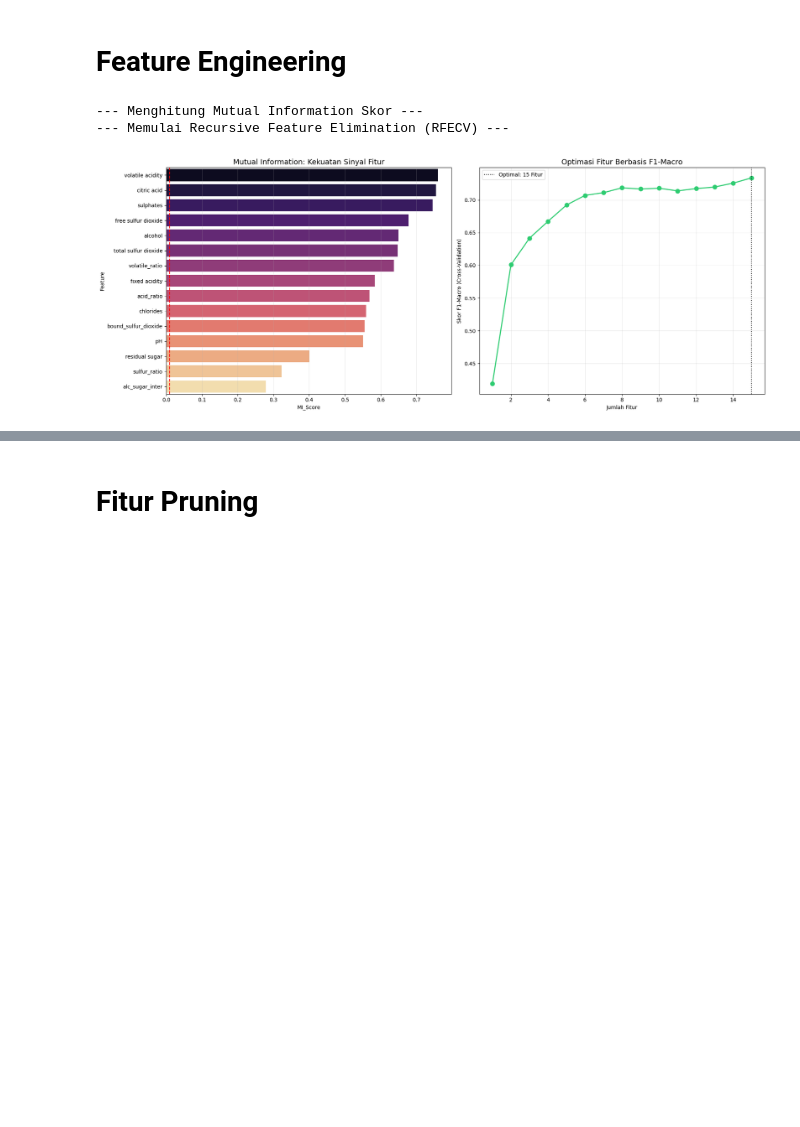
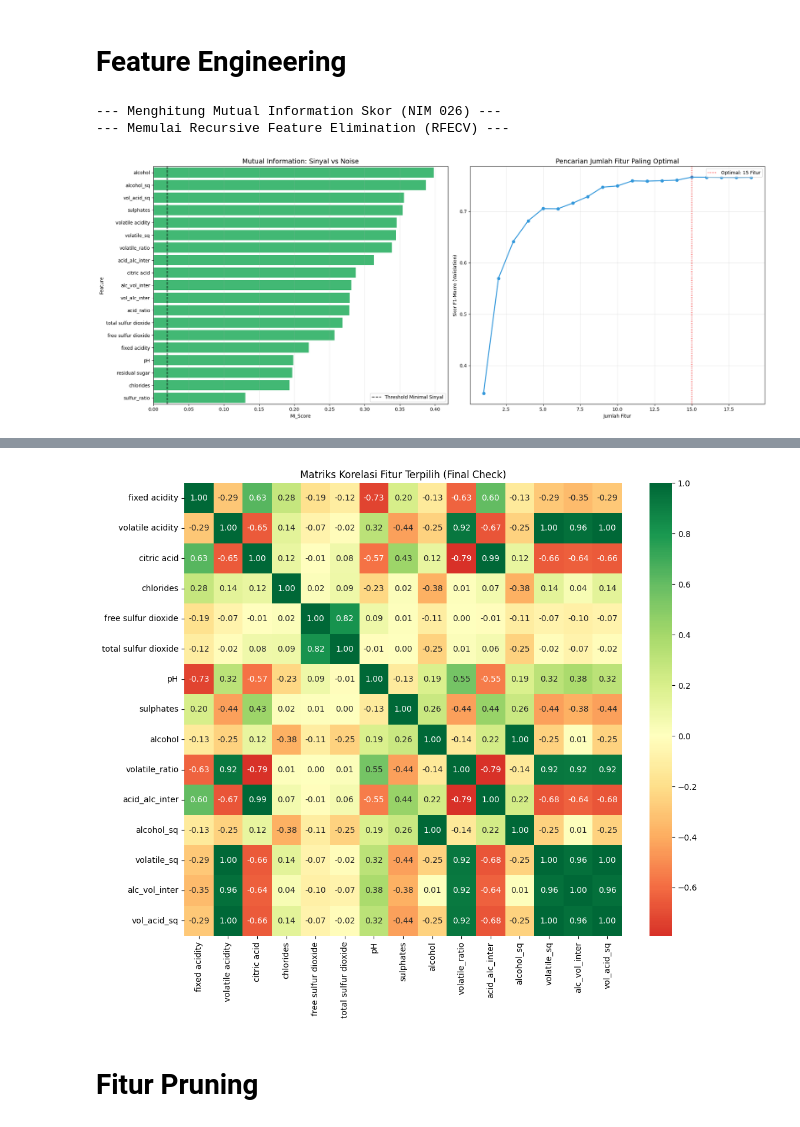
Before and after one commit to PashaAkrilian/Wine-Quality-Prediction, a Jupyter notebook: uts-data-mining.ipynb, the cells around one changed output, grey strips where cells are left out. Saved outputs shown, nothing was run; the diff lists cells and outputs as text; code cells hidden in the pictures; blank space fills up the shorter version.

```diff
--- a/uts-data-mining.ipynb
+++ b/uts-data-mining.ipynb
@@ -217,7 +235,7 @@ Contoh Soft Labels (Ordinal Nuance):
 # Feature Engineering
 # %%
 # =================================================================
-# Tahap 3: Feature Engineering & Fitur Pruning (Ditingkatkan)
+# Tahap 3: Feature Engineering & Fitur Pruning (Robust Selection)
 # =================================================================
 
 from sklearn.ensemble import ExtraTreesClassifier
@@ -227,74 +245,85 @@ import seaborn as sns
 import numpy as np
 import pandas as pd
 
-# 3.1 Analisis Mutual Information (MI)
-# MI sangat krusial untuk Deep Learning karena mampu menangkap pola non-linear
-# yang tidak terdeteksi oleh korelasi standar.
-print("--- Menghitung Mutual Information Skor ---")
+# 3.1 Analisis Mutual Information (MI) - Fokus Non-Linear
+# MI menangkap pola 'lekukan' dari fitur polinomial kita (alcohol_sq, dll)
+print("--- Menghitung Mutual Information Skor (NIM 026) ---")
 mi_scores = mutual_info_classif(X_train_final, y_train_final, random_state=42)
 mi_df = pd.DataFrame({
     'Feature': X_train_final.columns,
     'MI_Score': mi_scores
 }).sort_values(by='MI_Score', ascending=False)
 
-# 3.2 Recursive Feature Elimination (RFECV)
-# UPGRADE: Menggunakan scoring 'f1_macro' untuk memastikan fitur yang dipilih
-# mendukung keseimbangan prediksi di semua kelas (3-8).
+# 3.2 Recursive Feature Elimination (RFECV) - Stabilitas Tinggi
+# Kita naikkan n_estimators ke 300 agar ranking fitur tidak berubah-ubah (fluktuatif)
 print("--- Memulai Recursive Feature Elimination (RFECV) ---")
 selector = RFECV(
-    estimator=ExtraTreesClassifier(n_estimators=100, random_state=42, n_jobs=-1),
+    estimator=ExtraTreesClassifier(n_estimators=300, random_state=42, n_jobs=-1),
     step=1,
-    cv=5,
-    scoring='f1_macro', # Menjamin fitur terpilih peka terhadap kelas minoritas
+    cv=StratifiedKFold(5, shuffle=True, random_state=42),
+    scoring='f1_macro', # Menjamin fitur terpilih peka terhadap kelas 3 & 8
     n_jobs=-1
 )
 selector.fit(X_train_final, y_train_final)
 
 # 3.3 Visualisasi Diagnostik Seleksi Fitur
-plt.figure(figsize=(18, 7))
+plt.figure(figsize=(20, 8))
 
-# Plot 1: Mutual Information (Pola Non-Linear)
+# Plot 1: MI Score dengan Threshold Sinyal
 plt.subplot(1, 2, 1)
-sns.barplot(x='MI_Score', y='Feature', data=mi_df, hue='Feature', palette='magma', legend=False)
-plt.title('Mutual Information: Kekuatan Sinyal Fitur', fontsize=14)
-plt.axvline(x=0.01, color='red', linestyle='--', label='Batas Sinyal Lemah')
+colors = ['#e74c3c' if x < 0.02 else '#2ecc71' for x in mi_df['MI_Score']]
+sns.barplot(x='MI_Score', y='Feature', data=mi_df, palette=colors, hue='Feature', legend=False)
+plt.title('Mutual Information: Sinyal vs Noise', fontsize=14)
+plt.axvline(x=0.02, color='black', linestyle='--', label='Threshold Minimal Sinyal')
 plt.grid(axis='x', alpha=0.3)
+plt.legend()
 
-# Plot 2: Performa Model (F1-Macro) vs Jumlah Fitur
+# Plot 2: Kurva Optimasi F1-Macro
 plt.subplot(1, 2, 2)
-n_features_tried = len(selector.cv_results_['mean_test_score'])
-plt.plot(range(1, n_features_tried + 1), selector.cv_results_['mean_test_score'],
-         marker='o', color='#2ecc71', linestyle='-', linewidth=2, markersize=8)
-plt.axvline(x=selector.n_features_, color='black', linestyle=':',
+mean_scores = selector.cv_results_['mean_test_score']
+plt.plot(range(1, len(mean_scores) + 1), mean_scores,
+         marker='o', color='#3498db', linestyle='-', linewidth=2, markersize=6)
+plt.axvline(x=selector.n_features_, color='red', linestyle=':',
             label=f'Optimal: {selector.n_features_} Fitur')
 plt.xlabel("Jumlah Fitur")
-plt.ylabel("Skor F1-Macro (Cross-Validation)")
-plt.title('Optimasi Fitur Berbasis F1-Macro', fontsize=14)
+plt.ylabel("Skor F1-Macro (Validation)")
+plt.title('Pencarian Jumlah Fitur Paling Optimal', fontsize=14)
 plt.grid(True, alpha=0.3)
 plt.legend()
 
 plt.tight_layout()
 plt.show()
 
 # 3.4 Eksekusi Pruning Otomatis
 selected_features = X_train_final.columns[selector.support_].tolist()
 dropped_features = [f for f in X_train_final.columns if f not in selected_features]
 
 # Mengaplikasikan filter fitur pada semua dataset
 X_train_pruned = X_train_final[selected_features]
 X_val_pruned = X_val_prepared[selected_features]
 X_test_pruned = X_test_prepared[selected_features]
 
 print(f"\n--- HASIL EKSEKUSI PRUNING (NIM 026) ---")
-print(f"Fitur Noise yang Dibuang : {dropped_features}")
-print(f"Fitur Signal yang Terpilih: {selected_features}")
+print(f"Fitur Sampah yang Dibuang : {dropped_features}")
+print(f"Fitur Emas yang Terpilih  : {selected_features}")
 print(f"Jumlah Fitur Akhir        : {len(selected_features)}")
 
-# 3.5 Sinkronisasi Soft Labels
-# y_train_soft yang dibuat di Tahap 2 tetap aman digunakan karena
-# indeks baris pada X_train_final tidak berubah selama proses pruning fitur.
+# 3.5 Verifikasi Khusus Fitur Polinomial & Interaksi
+# Kita cek apakah ide 'alcohol_sq' dan 'alc_vol_inter' benar-benar berguna
+new_feats = ['alcohol_sq', 'vol_acid_sq', 'alc_vol_inter', 'acid_alc_inter']
+survival_check = {f: ("Lolos ✅" if f in selected_features else "Gagal ❌") for f in new_feats}
+
+print("\n--- Audit Fitur Baru (NIM 026) ---")
+for feat, status in survival_check.items():
+    print(f"{feat:15}: {status}")
+
+# 3.6 Correlation Check Final (Mencegah Over-Redundancy)
+plt.figure(figsize=(12, 10))
+sns.heatmap(X_train_pruned.corr(), annot=True, fmt='.2f', cmap='RdYlGn', center=0)
+plt.title('Matriks Korelasi Fitur Terpilih (Final Check)')
+plt.show()
 # %% [output]
---- Menghitung Mutual Information Skor ---
+--- Menghitung Mutual Information Skor (NIM 026) ---
 --- Memulai Recursive Feature Elimination (RFECV) ---
-[figure, old version]
+[figure, new version]
 --- HASIL EKSEKUSI PRUNING (NIM 026) ---
@@ -304,3 +339,4 @@ Jumlah Fitur Akhir        : 15
+[figure, added]
 # %% [markdown]
 # Fitur Pruning
 # %%
```
Also changed, not shown: parts of 10 cells of this notebook.
